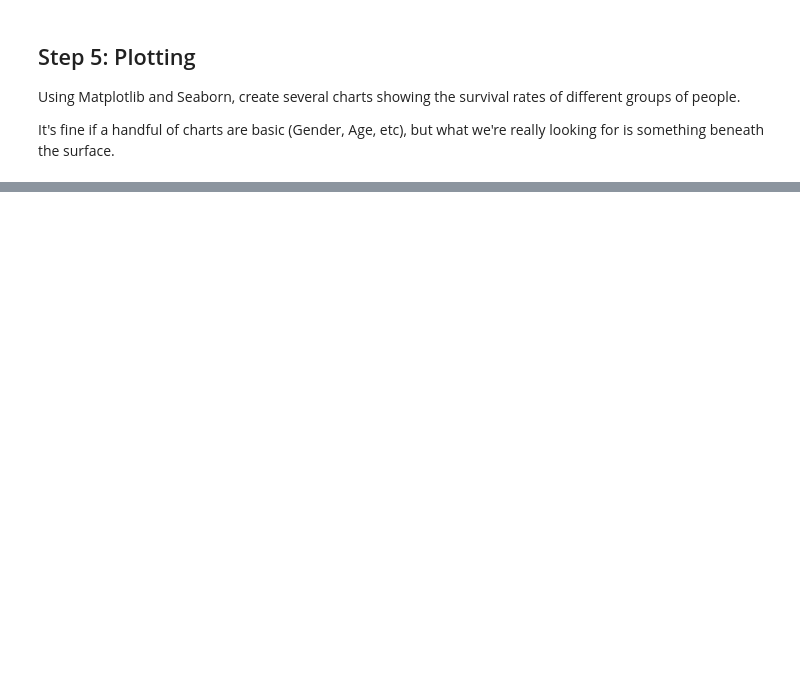
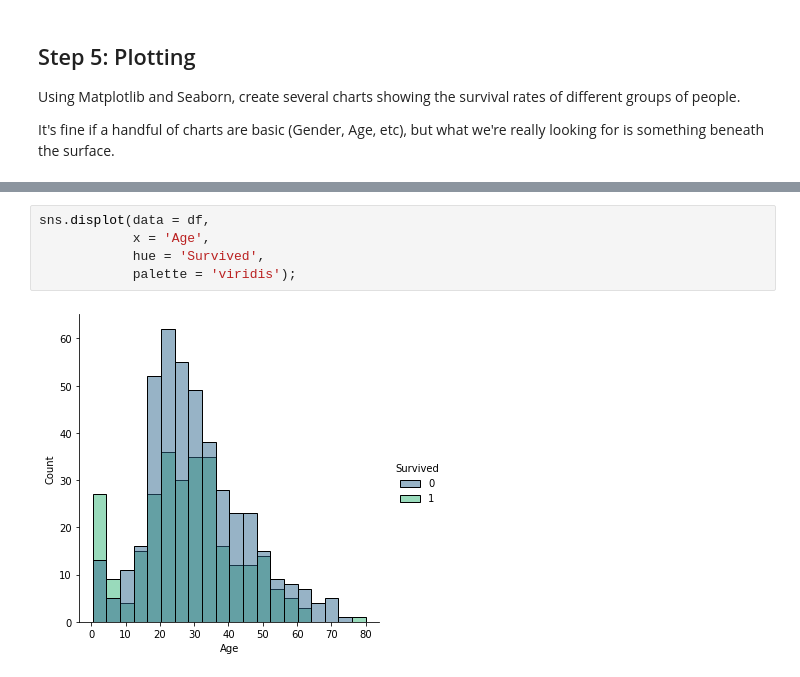
Before and after one commit to maryschindler/DSI_exercises, a Jupyter notebook: 2_01_Titanic/Titanic_revisited.ipynb, the cells around one changed output, grey strips where cells are left out. Drawn from its saved outputs; the diff is of its cells as text; blank space fills up the shorter version.

```diff
--- a/2_01_Titanic/Titanic_revisited.ipynb
+++ b/2_01_Titanic/Titanic_revisited.ipynb
@@ -205,0 +346,7 @@ It's fine if a handful of charts are basic (Gender, Age, etc), but what we're re
+# %%
+sns.displot(data = df,
+            x = 'Age',
+            hue = 'Survived',
+            palette = 'viridis');
+# %% [output]
+[figure, added]
```
Also changed, not shown: parts of 34 cells of this notebook, 1 other file.
